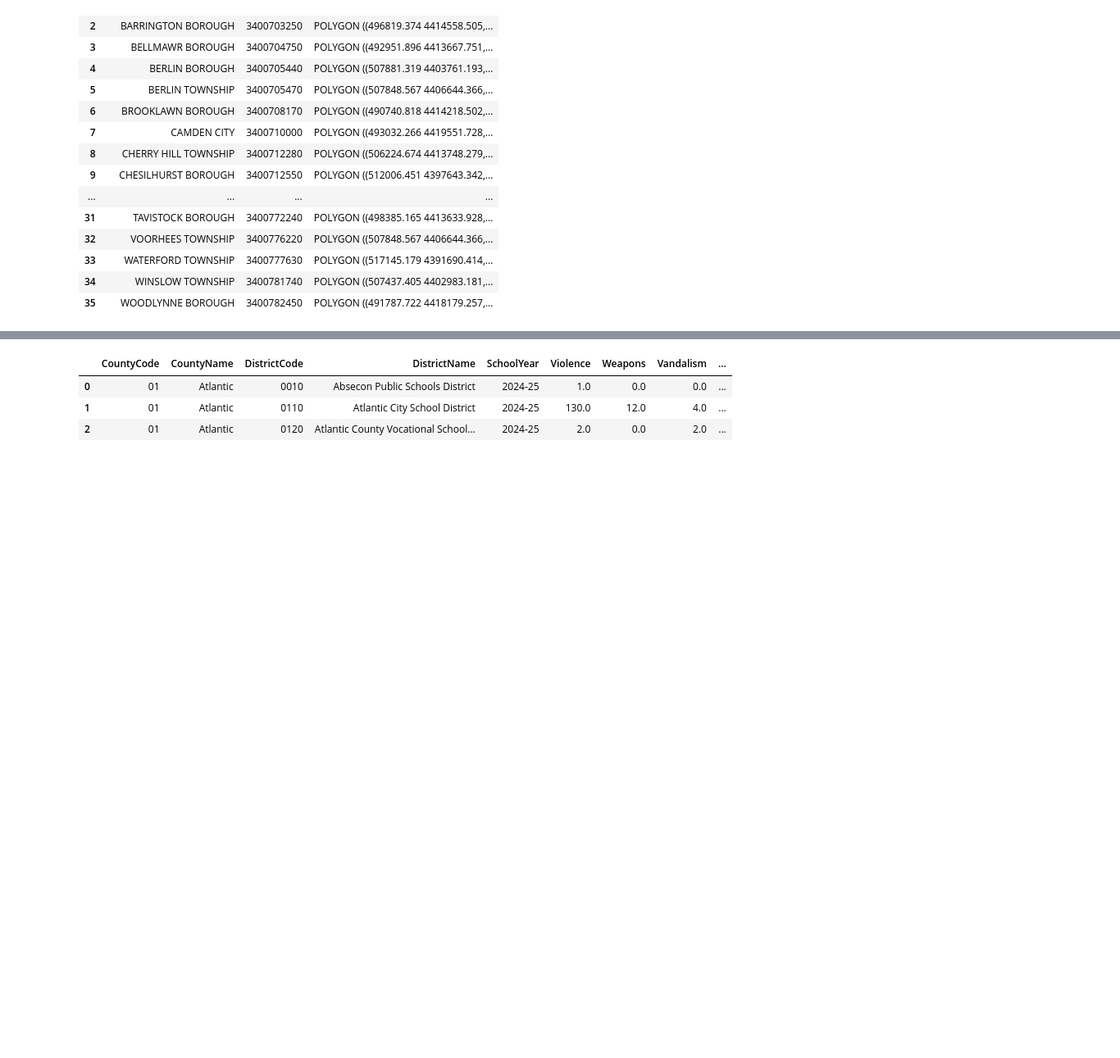
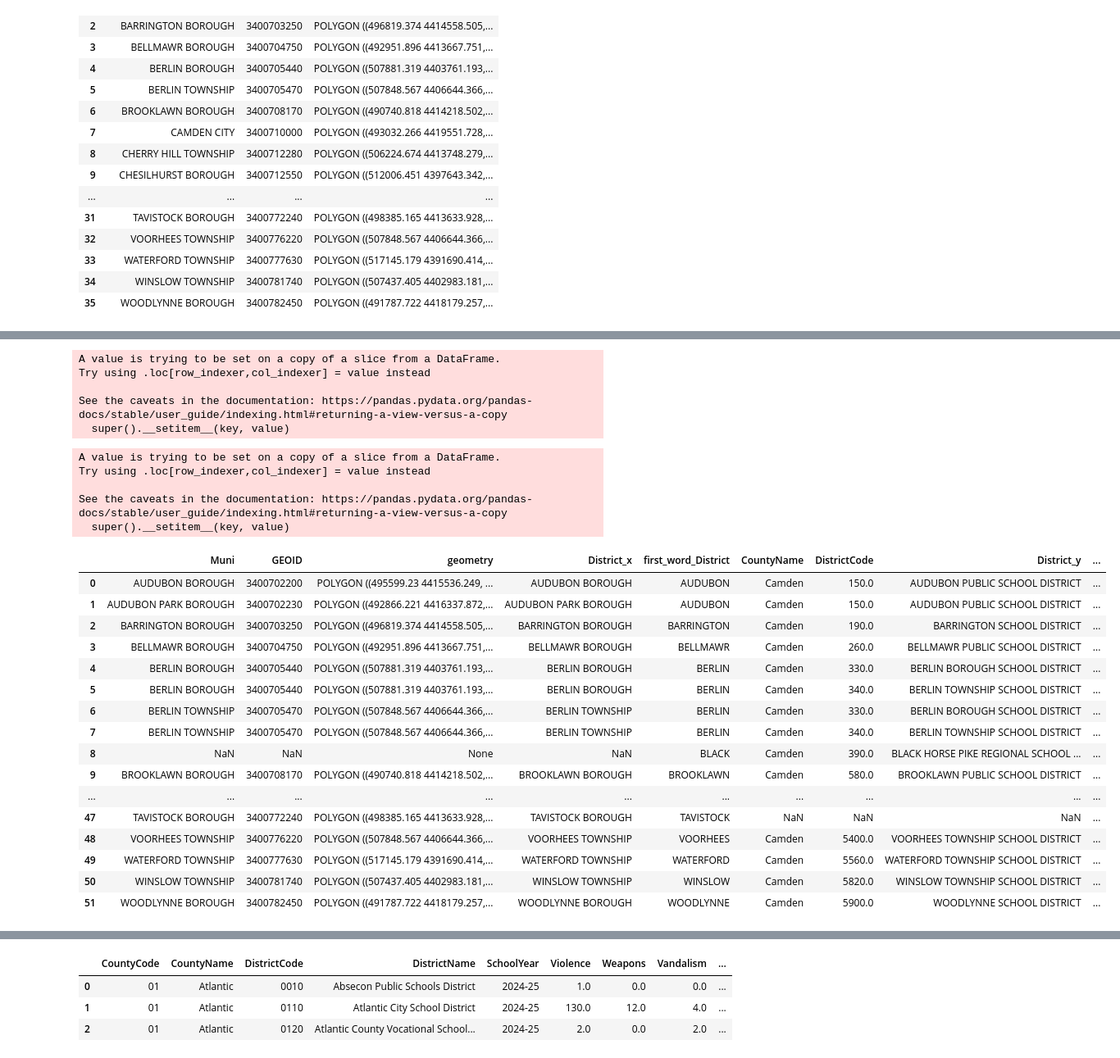
Before and after one commit to MhiyaJ/My-GIS-Stuff, a Jupyter notebook: After School Programs.ipynb, the cells around one changed output, grey strips where cells are left out. Shown at 82% size. Drawn from its saved outputs; the diff is of its cells as text; code cells hidden in the pictures; blank space fills up the shorter version.

```diff
--- a/After School Programs.ipynb
+++ b/After School Programs.ipynb
@@ -94,0 +97,5 @@ njMun1
+# %%
+DisXls1=DisXls[DisXls['SchoolYear'] =='2024-25'][['CountyName','DistrictCode','DistrictName','Economically Disadvantaged Students']]
+DisXls1.rename(columns={'DistrictName' : 'District'}, inplace=True)
+DisXls1['District'] = DisXls1['District'].str.upper()
+DisXls1
@@ -94,0 +120,22 @@ njMun1
+# %%
+#njMun1[['MUN','GEOID']]
+#code from class to strip white space for merging
+DisXls1['District']=DisXls1.District.str.strip()
+njMun1['District']=njMun1.Muni.str.strip()
+# %% [output]
+A value is trying to be set on a copy of a slice from a DataFrame.
+Try using .loc[row_indexer,col_indexer] = value instead
+
+See the caveats in the documentation: https://pandas.pydata.org/pandas-docs/stable/user_guide/indexing.html#returning-a-view-versus-a-copy
+  super().__setitem__(key, value)
+# %%
+#code from Gemini to make all upper case for merging
+DisXls1['District'] = DisXls1['District'].str.upper()
+njMun1['District'] = njMun1['District'].str.upper()
+njMun1['first_word_District'] = njMun1['District'].str.split().str[0]
+# %% [output]
+A value is trying to be set on a copy of a slice from a DataFrame.
+Try using .loc[row_indexer,col_indexer] = value instead
+
+See the caveats in the documentation: https://pandas.pydata.org/pandas-docs/stable/user_guide/indexing.html#returning-a-view-versus-a-copy
+  super().__setitem__(key, value)
@@ -94,0 +145,22 @@ njMun1
+# %%
+#merged newly created column "first_word_MUN", MUN and Camden County
+a6 = pd.merge(njMun1, DisXls1, left_on=['first_word_District'], right_on=['first_word_District'], how='outer', indicator=True)
+a6
+# %% [output]
+|  | Muni | GEOID | geometry | District_x | first_word_District | CountyName | DistrictCode | District_y | ... |
+| 0 | AUDUBON BOROUGH | 3400702200 | POLYGON ((495599.23 4415536.249, ... | AUDUBON BOROUGH | AUDUBON | Camden | 150.0 | AUDUBON PUBLIC SCHOOL DISTRICT | ... |
+| 1 | AUDUBON PARK BOROUGH | 3400702230 | POLYGON ((492866.221 4416337.872,... | AUDUBON PARK BOROUGH | AUDUBON | Camden | 150.0 | AUDUBON PUBLIC SCHOOL DISTRICT | ... |
+| 2 | BARRINGTON BOROUGH | 3400703250 | POLYGON ((496819.374 4414558.505,... | BARRINGTON BOROUGH | BARRINGTON | Camden | 190.0 | BARRINGTON SCHOOL DISTRICT | ... |
+| 3 | BELLMAWR BOROUGH | 3400704750 | POLYGON ((492951.896 4413667.751,... | BELLMAWR BOROUGH | BELLMAWR | Camden | 260.0 | BELLMAWR PUBLIC SCHOOL DISTRICT | ... |
+| 4 | BERLIN BOROUGH | 3400705440 | POLYGON ((507881.319 4403761.193,... | BERLIN BOROUGH | BERLIN | Camden | 330.0 | BERLIN BOROUGH SCHOOL DISTRICT | ... |
+| 5 | BERLIN BOROUGH | 3400705440 | POLYGON ((507881.319 4403761.193,... | BERLIN BOROUGH | BERLIN | Camden | 340.0 | BERLIN TOWNSHIP SCHOOL DISTRICT | ... |
+| 6 | BERLIN TOWNSHIP | 3400705470 | POLYGON ((507848.567 4406644.366,... | BERLIN TOWNSHIP | BERLIN | Camden | 330.0 | BERLIN BOROUGH SCHOOL DISTRICT | ... |
+| 7 | BERLIN TOWNSHIP | 3400705470 | POLYGON ((507848.567 4406644.366,... | BERLIN TOWNSHIP | BERLIN | Camden | 340.0 | BERLIN TOWNSHIP SCHOOL DISTRICT | ... |
+| 8 | NaN | NaN | None | NaN | BLACK | Camden | 390.0 | BLACK HORSE PIKE REGIONAL SCHOOL ... | ... |
+| 9 | BROOKLAWN BOROUGH | 3400708170 | POLYGON ((490740.818 4414218.502,... | BROOKLAWN BOROUGH | BROOKLAWN | Camden | 580.0 | BROOKLAWN PUBLIC SCHOOL DISTRICT | ... |
+| ... | ... | ... | ... | ... | ... | ... | ... | ... | ... |
+| 47 | TAVISTOCK BOROUGH | 3400772240 | POLYGON ((498385.165 4413633.928,... | TAVISTOCK BOROUGH | TAVISTOCK | NaN | NaN | NaN | ... |
+| 48 | VOORHEES TOWNSHIP | 3400776220 | POLYGON ((507848.567 4406644.366,... | VOORHEES TOWNSHIP | VOORHEES | Camden | 5400.0 | VOORHEES TOWNSHIP SCHOOL DISTRICT | ... |
+| 49 | WATERFORD TOWNSHIP | 3400777630 | POLYGON ((517145.179 4391690.414,... | WATERFORD TOWNSHIP | WATERFORD | Camden | 5560.0 | WATERFORD TOWNSHIP SCHOOL DISTRICT | ... |
+| 50 | WINSLOW TOWNSHIP | 3400781740 | POLYGON ((507437.405 4402983.181,... | WINSLOW TOWNSHIP | WINSLOW | Camden | 5820.0 | WINSLOW TOWNSHIP SCHOOL DISTRICT | ... |
+| 51 | WOODLYNNE BOROUGH | 3400782450 | POLYGON ((491787.722 4418179.257,... | WOODLYNNE BOROUGH | WOODLYNNE | Camden | 5900.0 | WOODLYNNE SCHOOL DISTRICT | ... |
```
Also changed, not shown: parts of 11 cells of this notebook.
